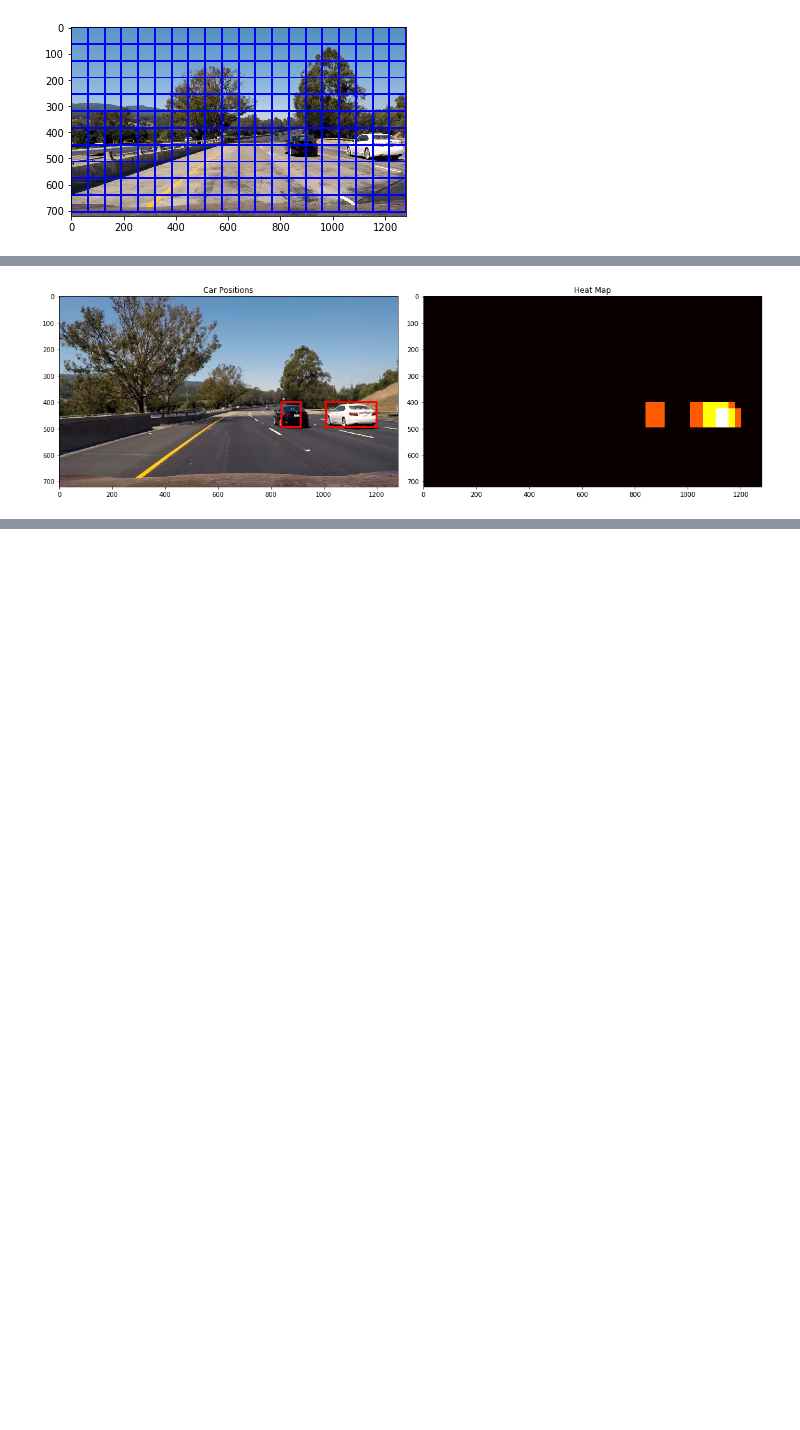
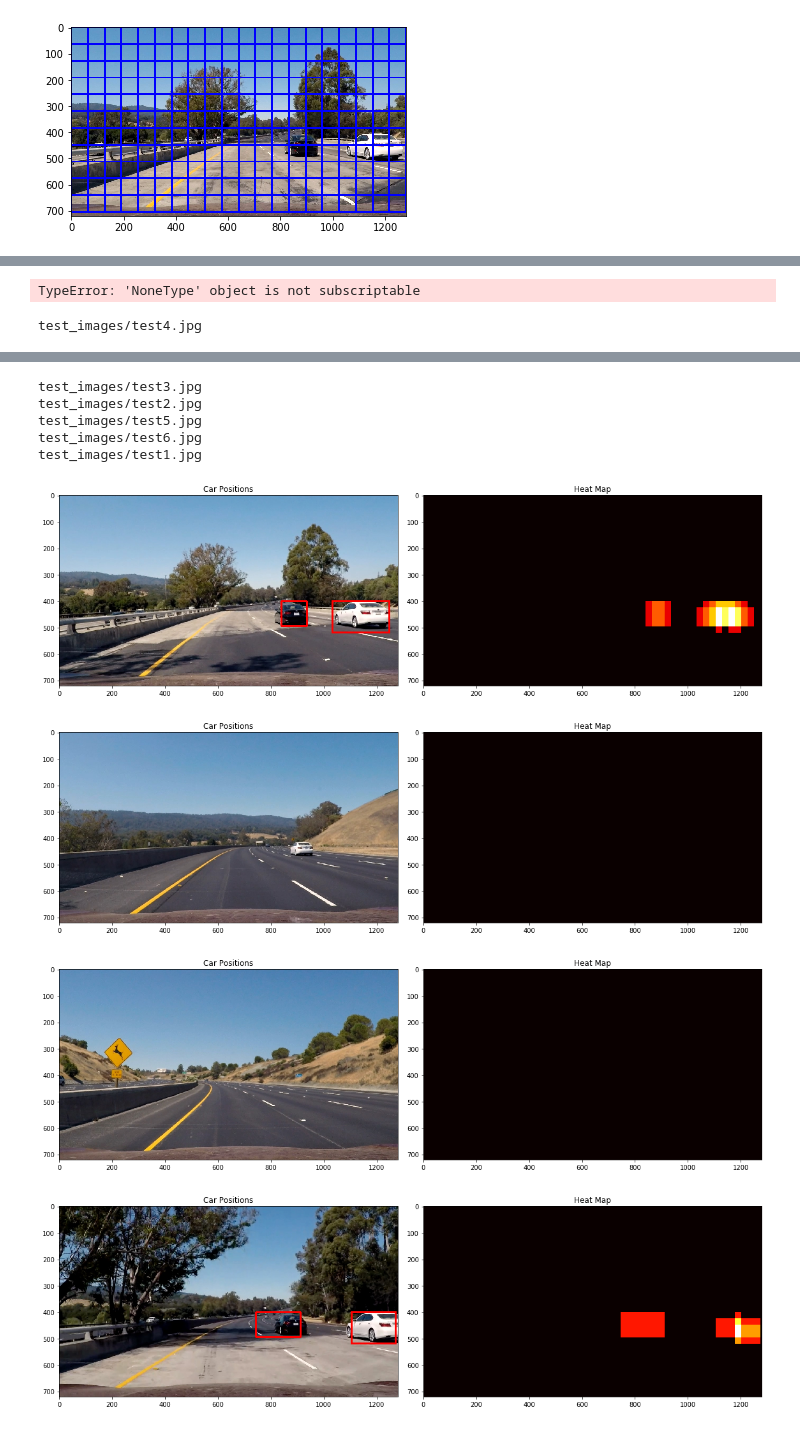
Before and after one commit to Quartzing/CarND-Vehicle-Detection, a Jupyter notebook: detection.ipynb, the cells around one changed output, grey strips where cells are left out. Cells and saved outputs as stored; diff of their text form; code cells hidden in the pictures; blank space fills up the shorter version.

```diff
--- a/detection.ipynb
+++ b/detection.ipynb
@@ -368,6 +383,7 @@ def detectHeat(image, box_list, display = False):
         return heatmap
 
     def draw_labeled_bboxes(img, labels):
+        bboxes = []
         # Iterate through all detected cars
         for car_number in range(1, labels[1]+1):
             # Find pixels with each car_number label value
@@ -377,10 +393,11 @@ def detectHeat(image, box_list, display = False):
             nonzerox = np.array(nonzero[1])
             # Define a bounding box based on min/max x and y
             bbox = ((np.min(nonzerox), np.min(nonzeroy)), (np.max(nonzerox), np.max(nonzeroy)))
+            bboxes.append(bbox)
             # Draw the box on the image
             cv2.rectangle(img, bbox[0], bbox[1], (0,0,255), 6)
         # Return the image
-        return img
+        return img, bboxes
 
     # Add heat to each box in box list
     heat = add_heat(heat,box_list)
@@ -393,7 +410,7 @@ def detectHeat(image, box_list, display = False):
 
     # Find final boxes from heatmap using label function
     labels = label(heatmap)
-    draw_img = draw_labeled_bboxes(np.copy(image), labels)
+    draw_img, bboxes = draw_labeled_bboxes(np.copy(image), labels)
 
     if display:
         fig = plt.figure(figsize=(16,6))
@@ -406,7 +423,7 @@ def detectHeat(image, box_list, display = False):
         plt.title('Heat Map')
         fig.tight_layout()
 
-    return draw_img
+    return draw_img, bboxes
 
 # list of boxes for one of the images shown above
 
@@ -419,4 +436,21 @@ def detectHeat(image, box_list, display = False):
 # Here are six frames and their corresponding heatmaps:
 draw_img = detectHeat(image, hot_windows, True)
 # %% [output]
-[figure, removed]
+TypeError: 'NoneType' object is not subscriptable
+# %%
+def pipelineImg(image, display = False):
+    hot_windows = predictImg(image, display)
+    return detectHeat(image, hot_windows, display)
+
+import os
+directory = 'test_images/'
+filelist = os.listdir(directory)
+for filename in filelist:
+    if filename.endswith('.jpg'):
+        filepath = os.path.join(directory, filename)
+        image = cv2.imread(filepath)
+        print(filepath)
+        hot_windows = predictImg(image, False)
+        detectHeat(image, hot_windows, True)
+# %% [output]
+test_images/test4.jpg
@@ -422,0 +459,9 @@ draw_img = detectHeat(image, hot_windows, True)
+test_images/test3.jpg
+test_images/test2.jpg
+test_images/test5.jpg
+test_images/test6.jpg
+test_images/test1.jpg
+[figure, added]
+[figure, added]
+[figure, added]
+[figure, added]
```
Also changed, not shown: parts of 7 cells of this notebook, 11 other files.
